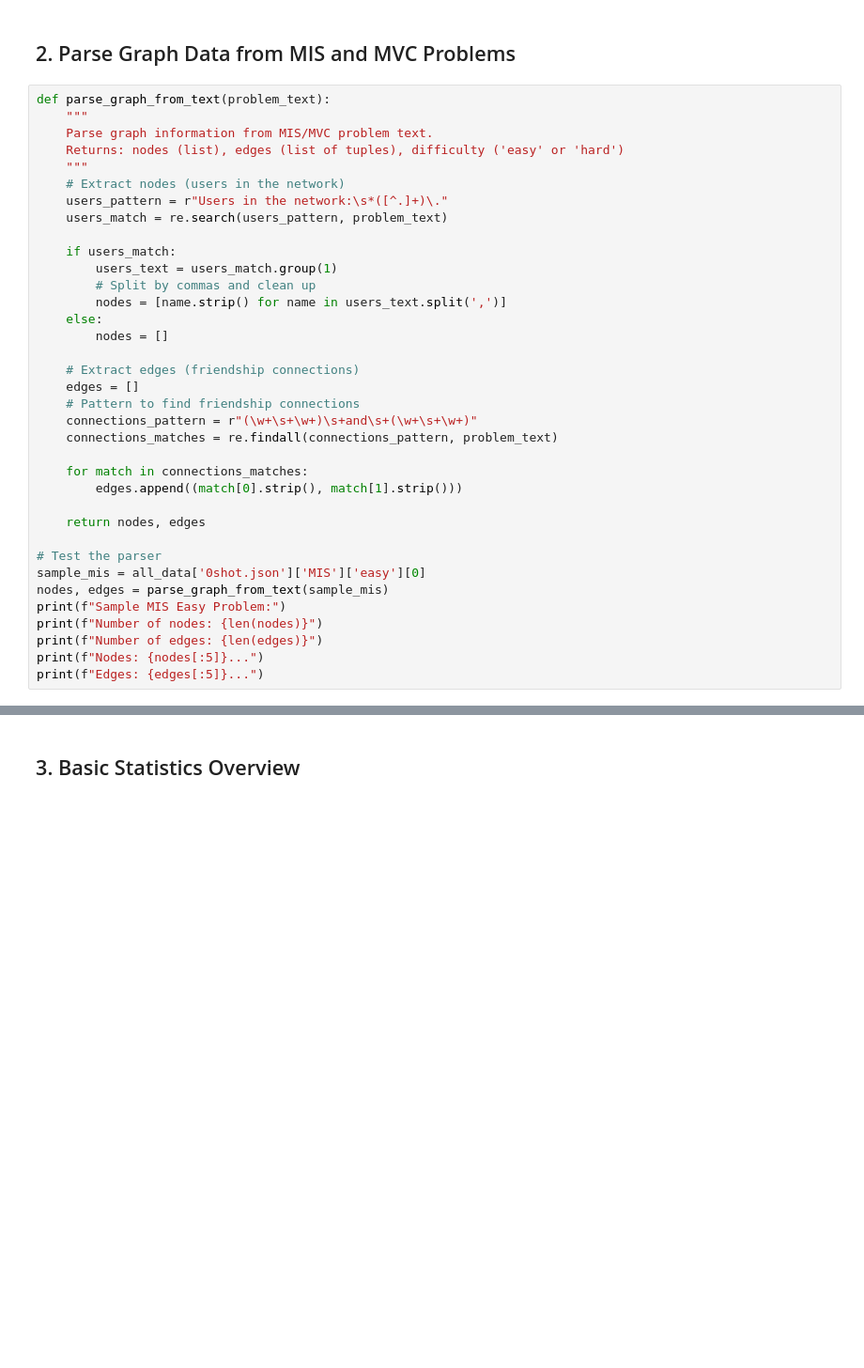
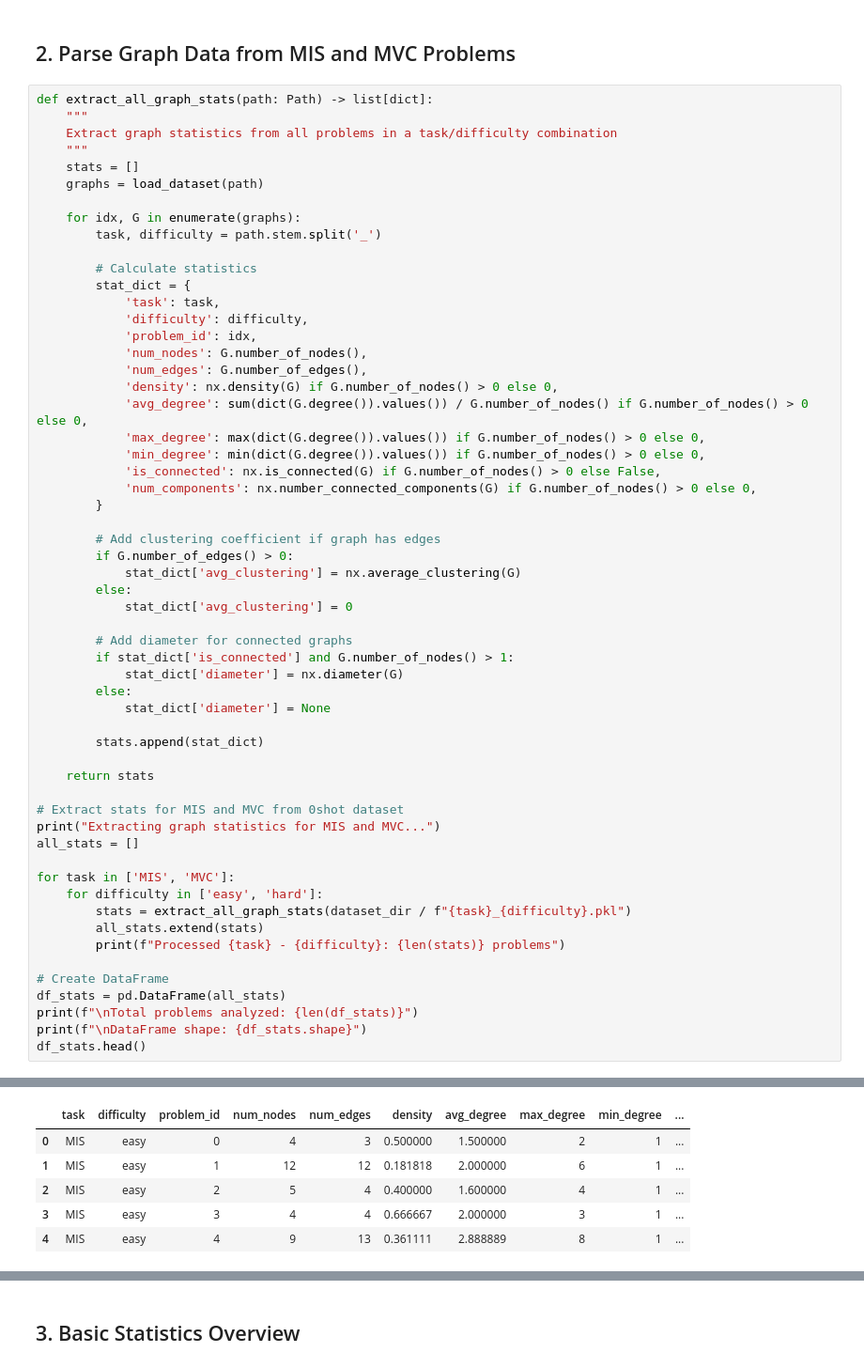
Before and after one commit to adamtms/GraphArenaSWSN, a Jupyter notebook: EDA.ipynb, the cells around one changed output, grey strips where cells are left out. Shown at 94% size. Drawn from its saved outputs; the diff is of its cells as text; blank space fills up the shorter version.

```diff
--- a/EDA.ipynb
+++ b/EDA.ipynb
@@ -49,39 +54,60 @@ Task types available: ['Connected', 'Diameter', 'Distance', 'Neighbor', 'MCP', '
 # %% [markdown]
 ## 2. Parse Graph Data from MIS and MVC Problems
 # %%
-def parse_graph_from_text(problem_text):
+def extract_all_graph_stats(path: Path) -> list[dict]:
     """
-    Parse graph information from MIS/MVC problem text.
-    Returns: nodes (list), edges (list of tuples), difficulty ('easy' or 'hard')
+    Extract graph statistics from all problems in a task/difficulty combination
     """
-    # Extract nodes (users in the network)
-    users_pattern = r"Users in the network:\s*([^.]+)\."
-    users_match = re.search(users_pattern, problem_text)
+    stats = []
+    graphs = load_dataset(path)
 
-    if users_match:
-        users_text = users_match.group(1)
-        # Split by commas and clean up
-        nodes = [name.strip() for name in users_text.split(',')]
-    else:
-        nodes = []
+    for idx, G in enumerate(graphs):
+        task, difficulty = path.stem.split('_')
 
-    # Extract edges (friendship connections)
-    edges = []
-    # Pattern to find friendship connections
-    connections_pattern = r"(\w+\s+\w+)\s+and\s+(\w+\s+\w+)"
-    connections_matches = re.findall(connections_pattern, problem_text)
+        # Calculate statistics
+        stat_dict = {
+            'task': task,
+            'difficulty': difficulty,
+            'problem_id': idx,
+            'num_nodes': G.number_of_nodes(),
+            'num_edges': G.number_of_edges(),
+            'density': nx.density(G) if G.number_of_nodes() > 0 else 0,
+            'avg_degree': sum(dict(G.degree()).values()) / G.number_of_nodes() if G.number_of_nodes() > 0 else 0,
+            'max_degree': max(dict(G.degree()).values()) if G.number_of_nodes() > 0 else 0,
+            'min_degree': min(dict(G.degree()).values()) if G.number_of_nodes() > 0 else 0,
+            'is_connected': nx.is_connected(G) if G.number_of_nodes() > 0 else False,
+            'num_components': nx.number_connected_components(G) if G.number_of_nodes() > 0 else 0,
+        }
 
-    for match in connections_matches:
-        edges.append((match[0].strip(), match[1].strip()))
+        # Add clustering coefficient if graph has edges
+        if G.number_of_edges() > 0:
+            stat_dict['avg_clustering'] = nx.average_clustering(G)
+        else:
+            stat_dict['avg_clustering'] = 0
 
-    return nodes, edges
+        # Add diameter for connected graphs
+        if stat_dict['is_connected'] and G.number_of_nodes() > 1:
+            stat_dict['diameter'] = nx.diameter(G)
+        else:
+            stat_dict['diameter'] = None
 
-# Test the parser
-sample_mis = all_data['0shot.json']['MIS']['easy'][0]
-nodes, edges = parse_graph_from_text(sample_mis)
-print(f"Sample MIS Easy Problem:")
-print(f"Number of nodes: {len(nodes)}")
-print(f"Number of edges: {len(edges)}")
-print(f"Nodes: {nodes[:5]}...")
-print(f"Edges: {edges[:5]}...")
+        stats.append(stat_dict)
+
+    return stats
+
+# Extract stats for MIS and MVC from 0shot dataset
+print("Extracting graph statistics for MIS and MVC...")
+all_stats = []
+
+for task in ['MIS', 'MVC']:
+    for difficulty in ['easy', 'hard']:
+        stats = extract_all_graph_stats(dataset_dir / f"{task}_{difficulty}.pkl")
+        all_stats.extend(stats)
+        print(f"Processed {task} - {difficulty}: {len(stats)} problems")
+
+# Create DataFrame
+df_stats = pd.DataFrame(all_stats)
+print(f"\nTotal problems analyzed: {len(df_stats)}")
+print(f"\nDataFrame shape: {df_stats.shape}")
+df_stats.head()
 # %% [output]
@@ -92,0 +123,6 @@ Edges: [('William Lawson', 'Daniel Shelton'), ('William Lawson', 'Julie Hayes'),
+|  | task | difficulty | problem_id | num_nodes | num_edges | density | avg_degree | max_degree | min_degree | ... |
+| 0 | MIS | easy | 0 | 4 | 3 | 0.500000 | 1.500000 | 2 | 1 | ... |
+| 1 | MIS | easy | 1 | 12 | 12 | 0.181818 | 2.000000 | 6 | 1 | ... |
+| 2 | MIS | easy | 2 | 5 | 4 | 0.400000 | 1.600000 | 4 | 1 | ... |
+| 3 | MIS | easy | 3 | 4 | 4 | 0.666667 | 2.000000 | 3 | 1 | ... |
+| 4 | MIS | easy | 4 | 9 | 13 | 0.361111 | 2.888889 | 8 | 1 | ... |
```
Also changed, not shown: parts of 13 cells of this notebook, 1 other file.
